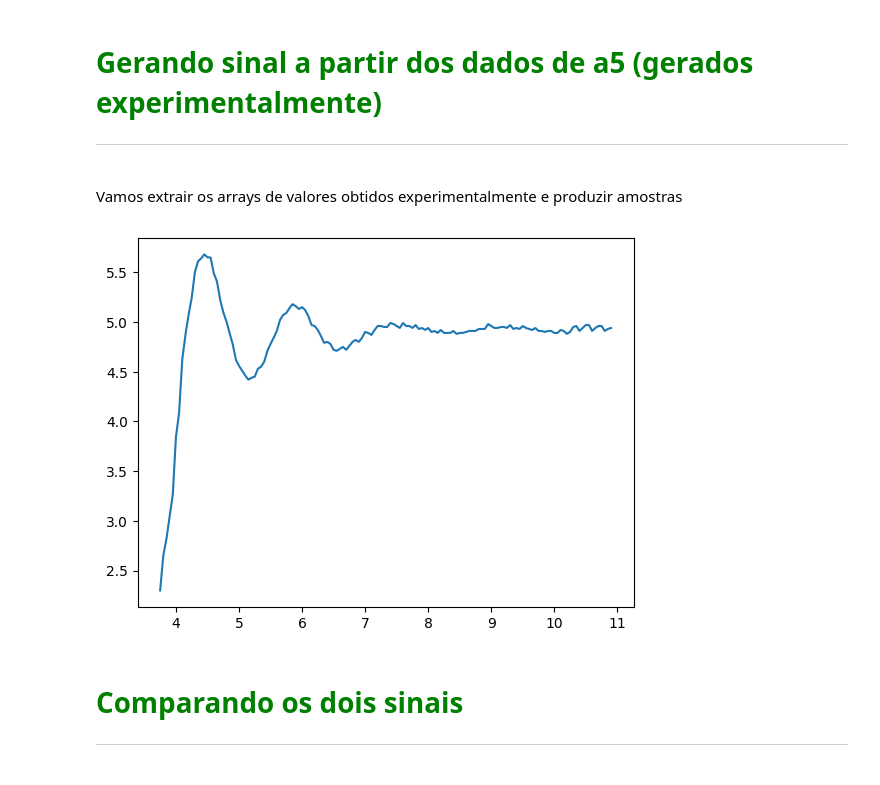
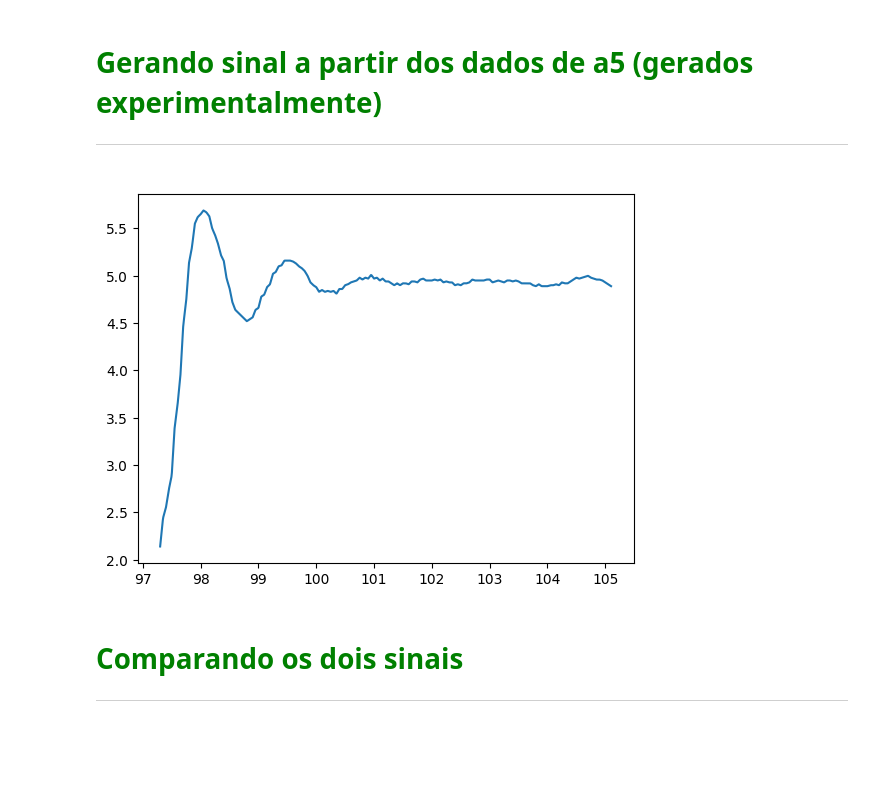
Before and after one commit to Batchuka/EoC-controle-automatico-IFES, a Jupyter notebook: PRT LAB 1 - Projeto de compensador para planta de pressao e nivel/Analise de conjunto de dados A5.ipynb, the cells around one changed output. Saved outputs shown, nothing was run; the diff lists cells and outputs as text; code cells hidden in the pictures; blank space fills up the shorter version.

```diff
--- a/PRT LAB 1 - Projeto de compensador para planta de pressao e nivel/Analise de conjunto de dados A5.ipynb
+++ b/PRT LAB 1 - Projeto de compensador para planta de pressao e nivel/Analise de conjunto de dados A5.ipynb
@@ -77,5 +237,3 @@ df_simulacao_formatada
 # <font color='green' style='font-size: 30px;'> Gerando sinal a partir dos dados de a5 (gerados experimentalmente)
  </font> <hr style='border: 2px solid green
 ;'>
-# %% [markdown]
-Vamos extrair os arrays de valores obtidos experimentalmente e produzir amostras
@@ -119,28 +240,28 @@ saida_list.append(np.array(saida))
 # %%
 import numpy as np
 from scipy.interpolate import interp1d
 import matplotlib.pyplot as plt
 
 # parâmetro de seleção das 13 amostras do dataset experimental
 # as amostras impares são saltos 6 → 7 , logo são mais interessantes.
-amostra = 1
+amostra = 11
 
 # Cria uma função interpoladora — para preencher e tornar o gráfico contínuo
 f = interp1d(tempo_list[amostra], saida_list[amostra])
 
 # Encontra o valor mínimo de x
 x_min = np.min(tempo_list[amostra])
 x_max = np.max(tempo_list[amostra])
 
 # Cria um novo conjunto de pontos com maior resolução
 t_real = np.linspace(x_min, x_max, 1000)
 y_real = f(t_real)
 
 # Plota o gráfico com a curva interpolada
 plt.plot(t_real, y_real)
 plt.show()
 # %% [output]
-[figure, old version]
+[figure, new version]
 # %% [markdown]
 # <font color='green' style='font-size: 30px;'> Comparando os dois sinais
  </font> <hr style='border: 2px solid green
```
Also changed, not shown: parts of 12 cells of this notebook, 2 other files.
